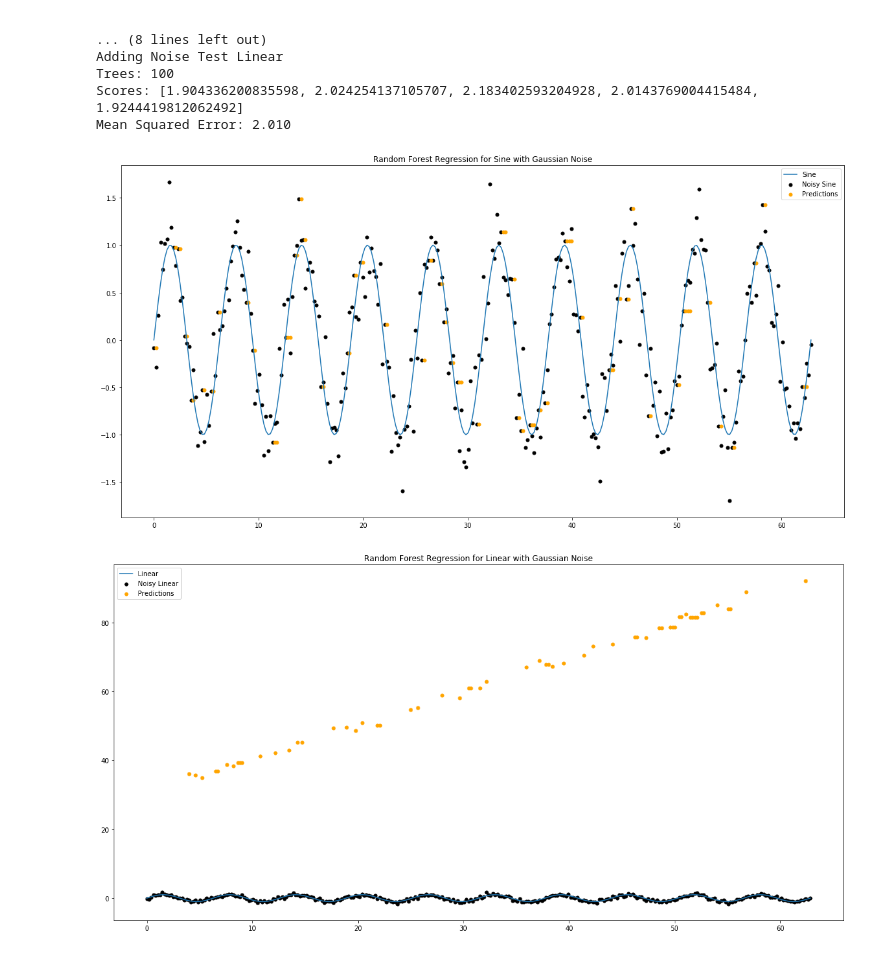
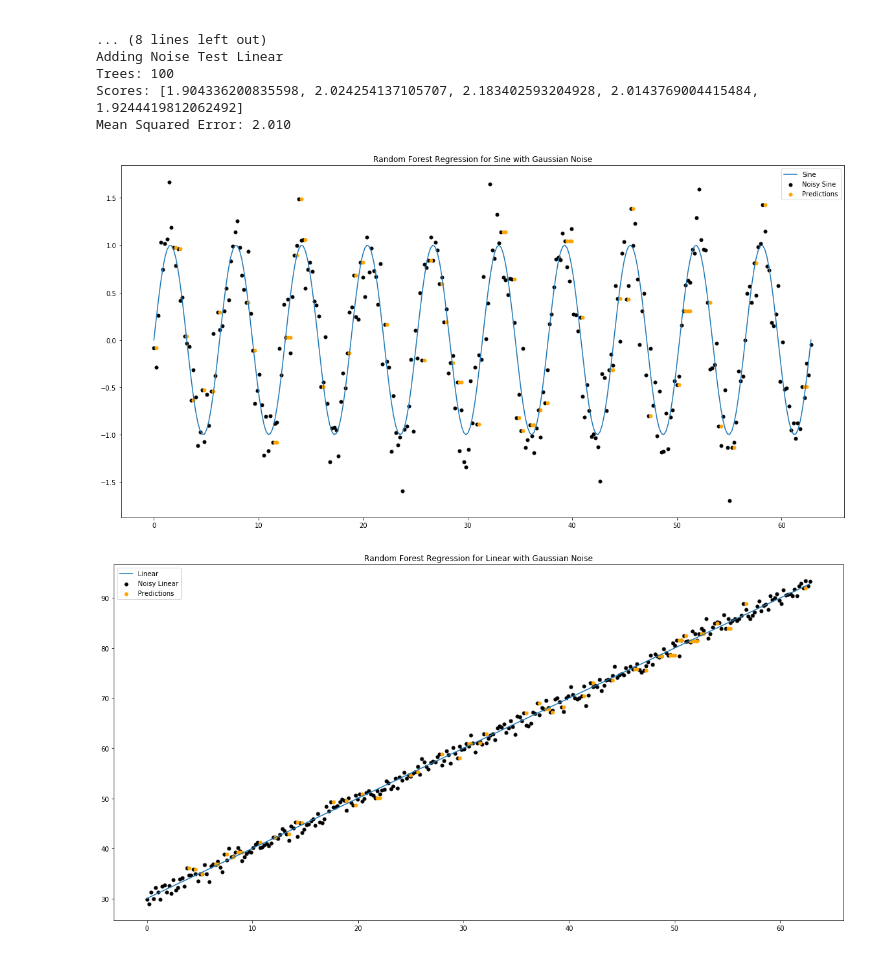
Before and after one commit to NeuroDataDesign/tealeaf, a Jupyter notebook: morgan_dods/Random_Forest_Regression.ipynb, the cells around one changed output. Drawn from its saved outputs; the diff is of its cells as text; code cells hidden in the pictures.

Commit message:
fixed issue with plotting predictions

```diff
--- a/morgan_dods/Random_Forest_Regression.ipynb
+++ b/morgan_dods/Random_Forest_Regression.ipynb
@@ -100,23 +100,25 @@ Mean Squared Error: 2.010
 # %%
 pred = [pred_noise_sine, pred_noise_line]
 test = [test_noise_sine, test_noise_line]
+ys = [y_sine, y_line]
+y_noise = [y_sine_noisy, y_line_noisy]
 labels = ["Sine", "Linear"]
 # %%
 import pandas as pd
 # %%
 for i in range(len(pred)):
     test_new = [j[0] for j in test[i]]
     data_test = pd.DataFrame(np.hstack((np.array(test_new).reshape(-1,1),np.array(pred[i]).reshape(-1,1))))
     data_test = data_test.sort_values(by = [0])
     #data_test = np.hstack((np.array(test_new).reshape(-1,1),np.array(pred[i]).reshape(-1,1)))
     #data_test.sort(axis = 0)
     plt.figure(figsize=(20,10))
-    plt.scatter(X, y_sine_noisy, s = 25, color = 'black', label="Noisy " + labels[i])
-    plt.plot(X, y_sine, label=labels[i])
+    plt.scatter(X, y_noise[i], s = 25, color = 'black', label="Noisy " + labels[i])
+    plt.plot(X, ys[i], label=labels[i])
     plt.scatter(data_test[0], data_test[1],s = 25, color='orange', label = 'Predictions')
     plt.legend()
     plt.title("Random Forest Regression for " + labels[i] + " with Gaussian Noise")
     plt.show()
 # %% [output]
 [figure]
-[figure, old version]
+[figure, new version]
```
